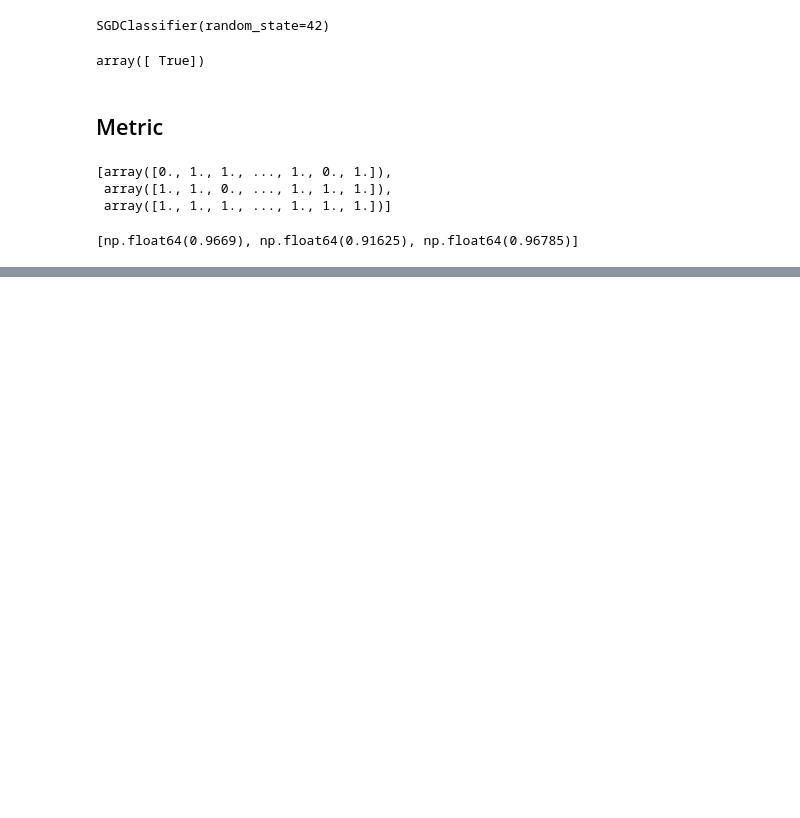
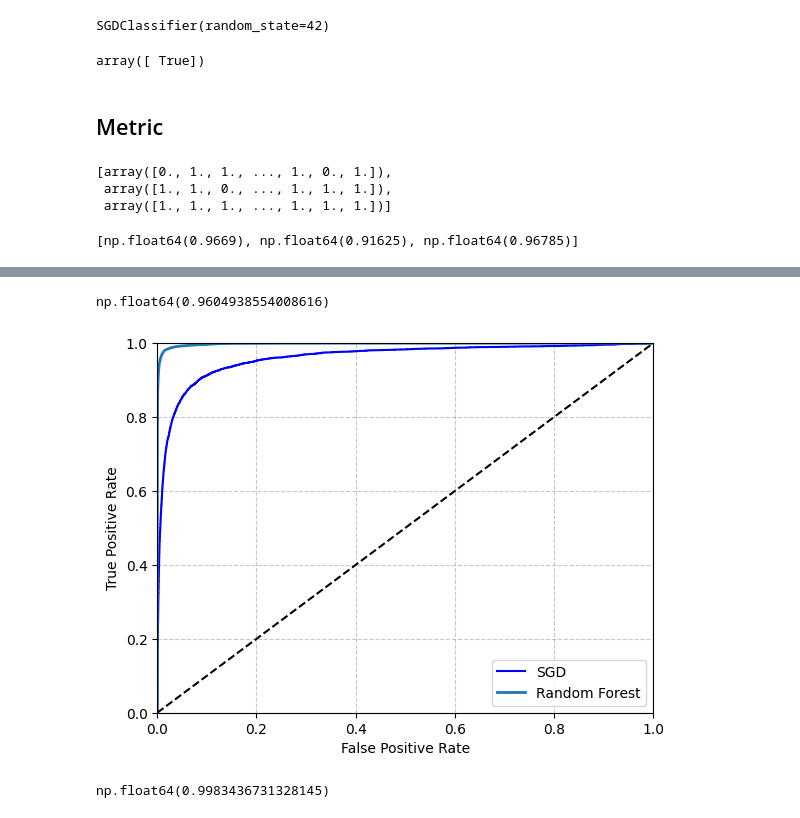
Before and after one commit to pcmoraesmenezes/Inteligencia-Artificial, a Jupyter notebook: Livros/Hands-On Machine Learning with Scikit-Learn, Keras, and TensorFlow/codes/MNIST/Binary_Classification.ipynb, the cells around one changed output, grey strips where cells are left out. Drawn from its saved outputs; the diff is of its cells as text; code cells hidden in the pictures; blank space fills up the shorter version.

```diff
--- a/Livros/Hands-On Machine Learning with Scikit-Learn, Keras, and TensorFlow/codes/MNIST/Binary_Classification.ipynb
+++ b/Livros/Hands-On Machine Learning with Scikit-Learn, Keras, and TensorFlow/codes/MNIST/Binary_Classification.ipynb
@@ -152,0 +361,52 @@ accuracy_scores
+# %%
+roc_auc_score(
+    y_train_5,
+    y_scores
+)
+# %% [output]
+np.float64(0.9604938554008616)
+# %%
+forest_clf : RandomForestClassifier = RandomForestClassifier(random_state=42)
+# %%
+y_probas_forest : np.ndarray = cross_val_predict(
+    forest_clf,
+    X_train,
+    y_train_5,
+    cv=3,
+    method='predict_proba'
+)
+# %%
+y_socres_forest : np.ndarray = y_probas_forest[:, 1]
+fpr_forest : np.ndarray
+tpr_forest : np.ndarray
+thresholds_forest : np.ndarray
+
+fpr_forest, tpr_forest, thresholds_forest = roc_curve(
+    y_train_5,
+    y_socres_forest
+)
+# %%
+plt.plot(
+    fpr,
+    tpr,
+    "b",
+    label="SGD"
+)
+
+plot_roc_curve(
+    fpr_forest,
+    tpr_forest,
+    "Random Forest"
+)
+
+plt.legend(loc='lower right')
+plt.show()
+# %% [output]
+[figure, added]
+# %%
+roc_auc_score(
+    y_train_5,
+    y_socres_forest
+)
+# %% [output]
+np.float64(0.9983436731328145)
```
Also changed, not shown: parts of 24 cells of this notebook.
